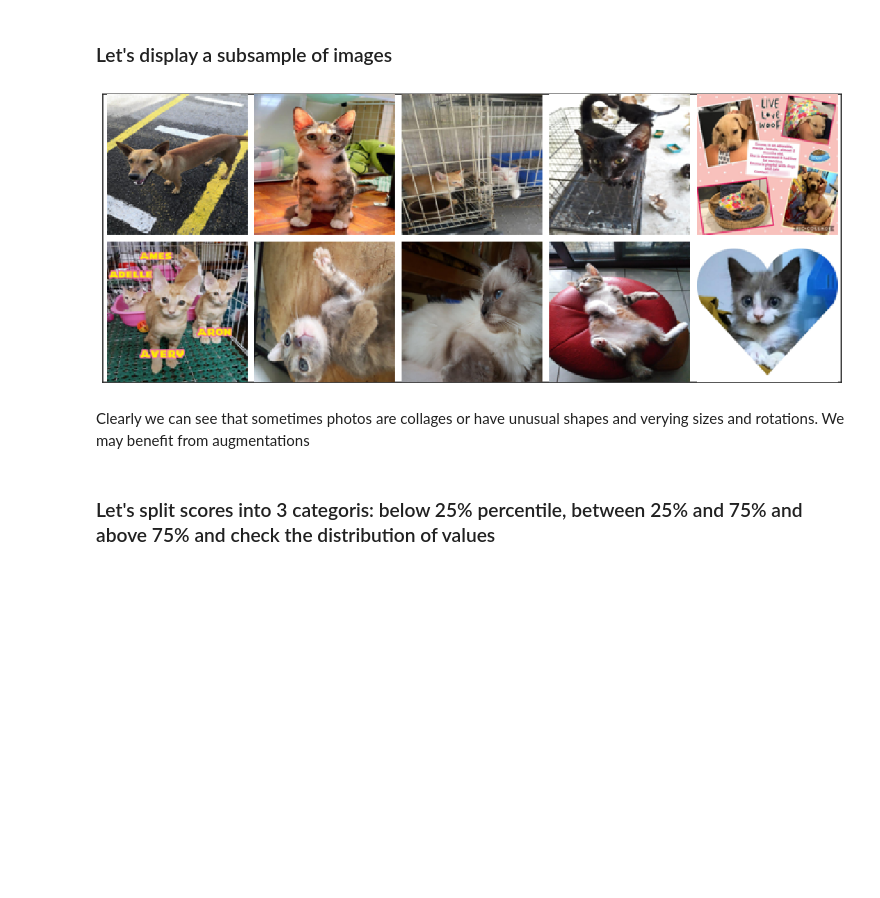
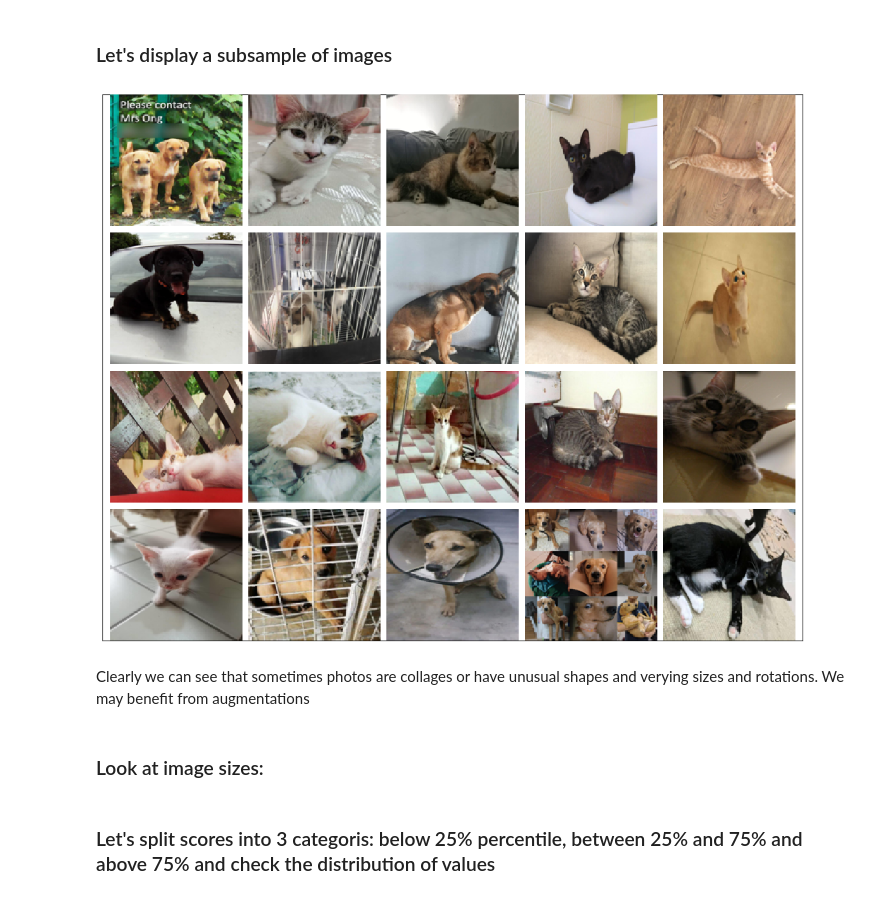
Before and after one commit to triasteran/Machine-Learning-Zoomcamp-2023, a Jupyter notebook: CapStoneProject2/RegressionProblem_for_stray_animals_description.ipynb, the cells around one changed output. Saved outputs shown, nothing was run; the diff lists cells and outputs as text; code cells hidden in the pictures; blank space fills up the shorter version.

```diff
--- a/CapStoneProject2/RegressionProblem_for_stray_animals_description.ipynb
+++ b/CapStoneProject2/RegressionProblem_for_stray_animals_description.ipynb
@@ -174,41 +179,43 @@ the less blurry picture - the higher is the score.
 long_train_df['path'] = 'petfinder-pawpularity-score/train/'+long_train_df['Id']+'.jpg'
 images_filepaths = long_train_df['path'].tolist()
 # %%
-images_filepaths_subset = long_train_df.sample(n=10)['path'].tolist()
+images_filepaths_subset = long_train_df.sample(n=20)['path'].tolist()
 # %%
-fig, ax = plt.subplots(figsize=(14, 5.5))
+fig, ax = plt.subplots(figsize=(14, 11))
 
 
 plt.rcParams["axes.grid"] = False
 
 
 grid = ImageGrid(fig, 111,
-                 nrows_ncols=(2,5),
+                 nrows_ncols=(4,5),
                  axes_pad=0.1,
                  share_all=True,
                  label_mode = '1'
                  )
 
 
 for i, image_filepath in enumerate(images_filepaths_subset):
 
     score_label = long_train_df[long_train_df['Id'] == image_filepath.split('/')[-1].split('.')[0]]
     img = Image.open(image_filepath)
     img = img.resize((128, 128))
     grid[i].imshow(img,cmap='gray',interpolation='none')
     grid[i].axis("off")
 
     grid[i].get_yaxis().set_ticks([])
     grid[i].get_xaxis().set_ticks([])
 
 ax.set_xticks([])
 ax.set_yticks([])
 
 plt.show()
 # %% [output]
-[figure, old version]
+[figure, new version]
 # %% [markdown]
 Clearly we can see that sometimes photos are collages or have unusual shapes and verying sizes and rotations. We may benefit from augmentations
+# %% [markdown]
+### Look at image sizes:
 # %% [markdown]
 ### Let's split scores into 3 categoris: below 25% percentile, between 25% and 75% and above 75% and check the distribution of values
 # %%
```
Also changed, not shown: parts of 47 cells of this notebook.
